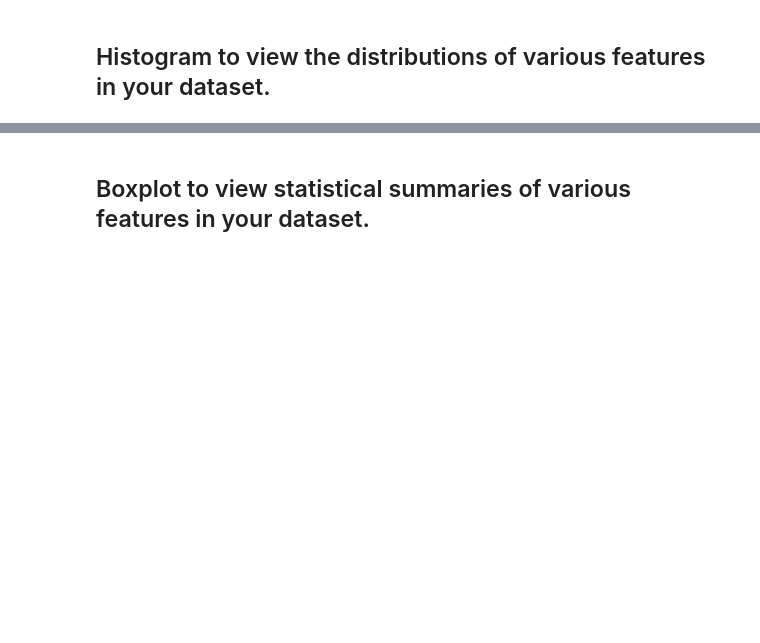
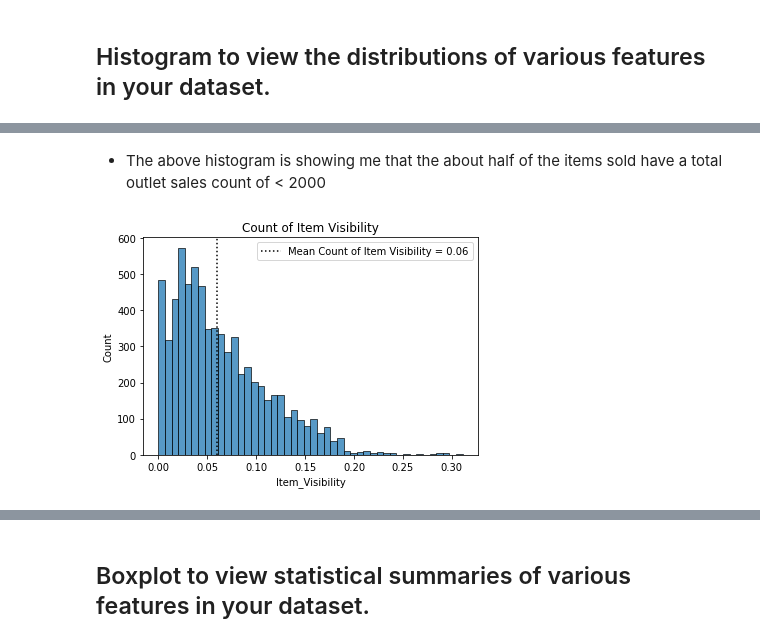
Before and after one commit to robertramos89/CD-DS-1-24-22, a Jupyter notebook: PortfolioProject1.ipynb, the cells around one changed output, grey strips where cells are left out. Saved outputs shown, nothing was run; the diff lists cells and outputs as text; code cells hidden in the pictures; blank space fills up the shorter version.

```diff
--- a/PortfolioProject1.ipynb
+++ b/PortfolioProject1.ipynb
@@ -317,0 +339,12 @@ array([[<matplotlib.axes._subplots.AxesSubplot object at 0x...>,
+# %% [markdown]
+- The above histogram is showing me that the about half of the items sold have a total outlet sales count of < 2000
+# %%
+# Boxplot # 2
+axes = sns.histplot(data=df, x="Item_Visibility")
+axes.set_title("Count of Item Visibility");
+mean_outlet_sales =round(df["Item_Visibility"].mean(),2)
+axes.axvline(mean_outlet_sales,color="k",ls=":",
+           label=f"Mean Count of Item Visibility = {mean_outlet_sales:.2f}");
+axes.legend();
+# %% [output]
+[figure, added]
```
Also changed, not shown: parts of 11 cells of this notebook.
